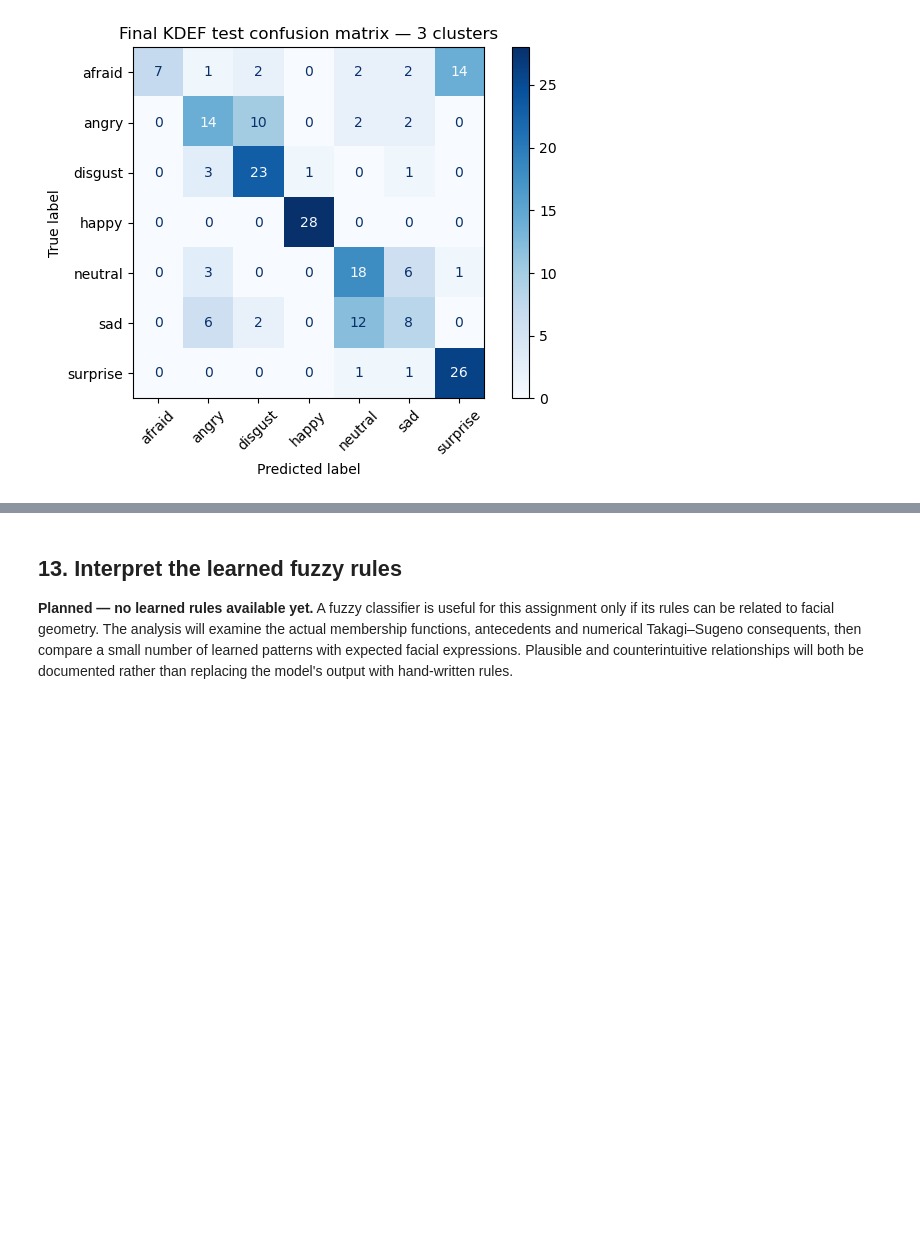
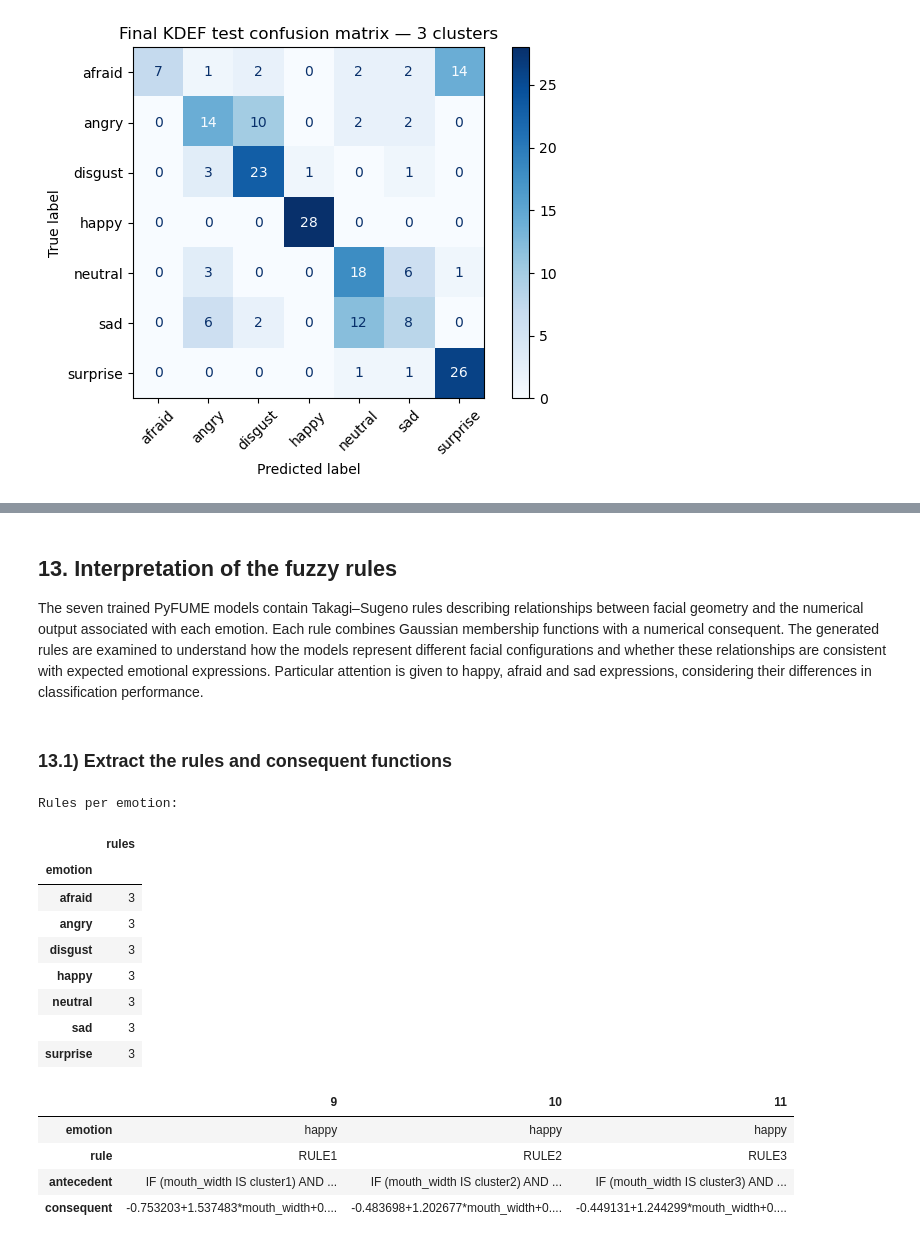
Before and after one commit to thesuacar/ml-emotionalrecognition, a Jupyter notebook: notebooks/phase5_fuzzy_kdef.ipynb, the cells around one changed output, grey strips where cells are left out. Cells and saved outputs as stored; diff of their text form; code cells hidden in the pictures; blank space fills up the shorter version.

```diff
--- a/notebooks/phase5_fuzzy_kdef.ipynb
+++ b/notebooks/phase5_fuzzy_kdef.ipynb
@@ -950,8 +954,73 @@ weighted avg       0.66      0.63      0.61       196
 # %% [markdown]
-## 13. Interpret the learned fuzzy rules
+## 13. Interpretation of the fuzzy rules
 
-**Planned — no learned rules available yet.** A fuzzy classifier is useful for this assignment only if its rules can be related to facial geometry. The analysis will examine the actual membership functions, antecedents and numerical Takagi–Sugeno consequents, then compare a small number of learned patterns with expected facial expressions. Plausible and counterintuitive relationships will both be documented rather than replacing the model's output with hand-written rules.
+The seven trained PyFUME models contain Takagi–Sugeno rules describing relationships between facial geometry and the numerical output associated with each emotion. Each rule combines Gaussian membership functions with a numerical consequent. The generated rules are examined to understand how the models represent different facial configurations and whether these relationships are consistent with expected emotional expressions. Particular attention is given to happy, afraid and sad expressions, considering their differences in classification performance.
+# %% [markdown]
+### 13.1) Extract the rules and consequent functions
 # %%
-# TODO: Open the saved rule representation for each emotion.
-# TODO: Record actual antecedents and consequents for selected rules.
-# TODO: Identify plausible and unexpected patterns for the report.
+import ast
+import re
+
+rule_records = []
+
+for emotion in CLASSES:
+    rule_path = (
+        OUT / "pyfume_work" / "final"
+        / f"{FINAL_CLUSTERS}_clusters"
+        / emotion / "Simpful_code.py"
+    )
+
+    source = rule_path.read_text()
+
+    consequents = dict(re.findall(
+        r"FS\.set_output_function\('([^']+)', '([^']+)'\)",
+        source
+    ))
+
+    for line in source.splitlines():
+        if not re.match(r"^RULE\d+\s*=", line):
+            continue
+
+        rule_name, rule_text = line.split("=", 1)
+        rule_text = ast.literal_eval(rule_text.strip())
+
+        consequent_name = re.search(
+            r"THEN \(OUTPUT IS (\w+)\)", rule_text
+        ).group(1)
+
+        rule_records.append({
+            "emotion": emotion,
+            "rule": rule_name.strip(),
+            "antecedent": rule_text.split(" THEN ")[0],
+            "consequent": consequents[consequent_name]
+        })
+
+rule_df = pd.DataFrame(rule_records)
+
+print("Rules per emotion:")
+display(rule_df.groupby("emotion").size().to_frame("rules"))
+
+# Inspect one emotion at a time.
+emotion_to_review = "happy"
+
+display(
+    rule_df.loc[
+        rule_df["emotion"] == emotion_to_review
+    ].T
+)
+# %% [output]
+Rules per emotion:
+|  | rules |
+| emotion |  |
+| afraid | 3 |
+| angry | 3 |
+| disgust | 3 |
+| happy | 3 |
+| neutral | 3 |
+| sad | 3 |
+| surprise | 3 |
+|  | 9 | 10 | 11 |
+| emotion | happy | happy | happy |
+| rule | RULE1 | RULE2 | RULE3 |
+| antecedent | IF (mouth_width IS cluster1) AND ... | IF (mouth_width IS cluster2) AND ... | IF (mouth_width IS cluster3) AND ... |
+| consequent | -0.753203+1.537483*mouth_width+0.... | -0.483698+1.202677*mouth_width+0.... | -0.449131+1.244299*mouth_width+0.... |
```
Also changed, not shown: parts of 14 cells of this notebook, 1 other file.
